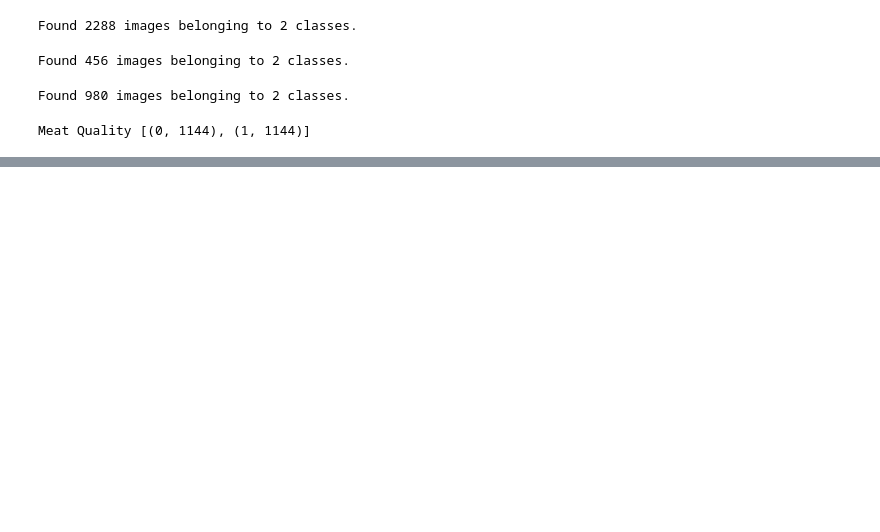
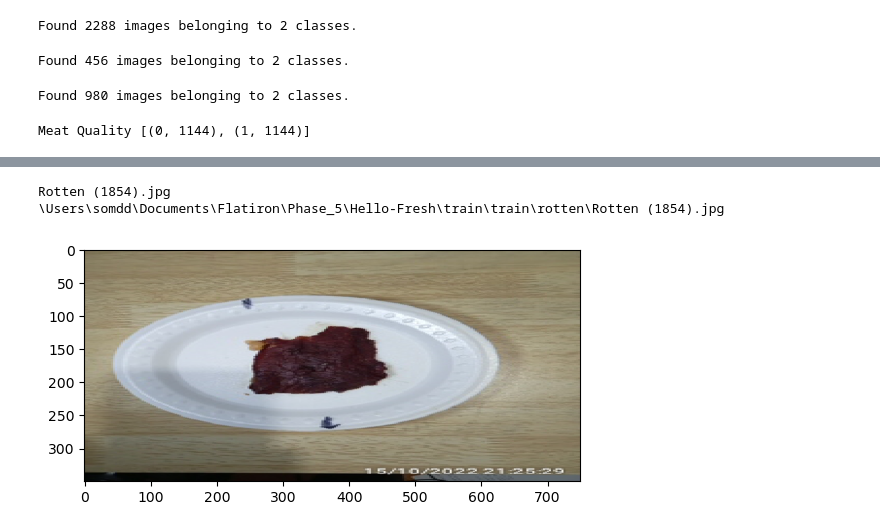
Before and after one commit to ddcots24/Hello-Fresh, a Jupyter notebook: Hello_Fresh.ipynb, the cells around one changed output, grey strips where cells are left out. Drawn from its saved outputs; the diff is of its cells as text; code cells hidden in the pictures; blank space fills up the shorter version.

```diff
--- a/Hello_Fresh.ipynb
+++ b/Hello_Fresh.ipynb
@@ -36,0 +85,6 @@ Meat Quality [(0, 1144), (1, 1144)]
+# %%
+print_image('rotten',155)
+# %% [output]
+Rotten (1854).jpg
+\Users\somdd\Documents\Flatiron\Phase_5\Hello-Fresh\train\train\rotten\Rotten (1854).jpg
+[figure, added]
```
Also changed, not shown: parts of 11 cells of this notebook.
